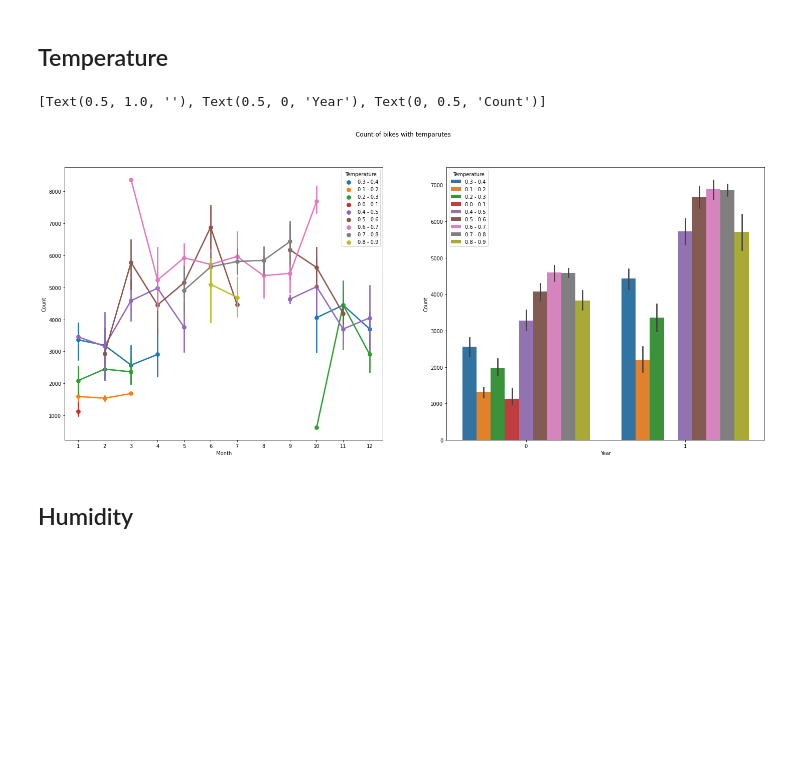
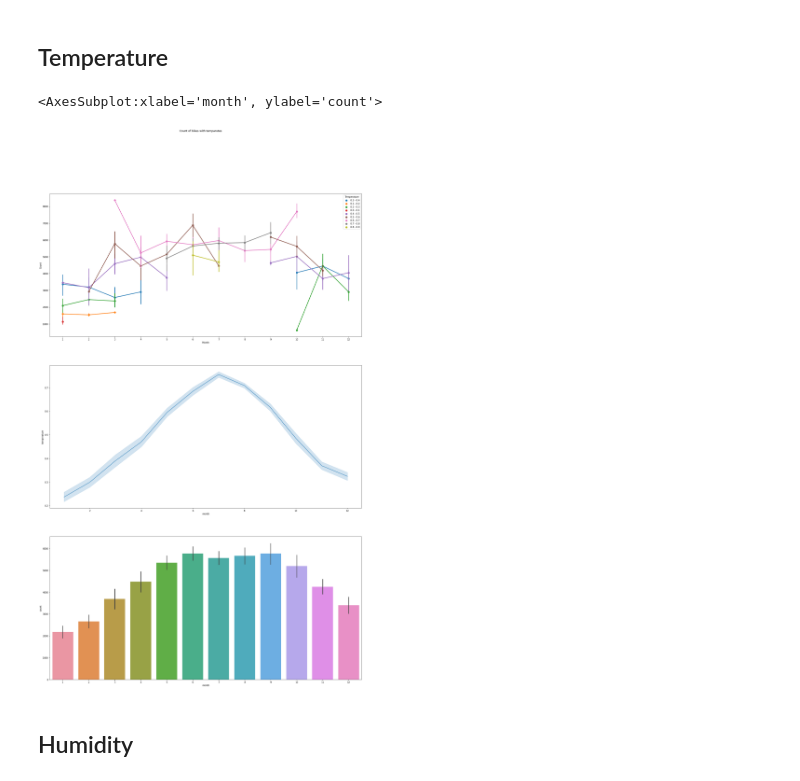
Before and after one commit to lianaling/bike-rental-forecast, a Jupyter notebook: notebooks/1.0 data-preprocessing.ipynb, the cells around one changed output. Drawn from its saved outputs; the diff is of its cells as text; code cells hidden in the pictures; blank space fills up the shorter version.

```diff
--- a/notebooks/1.0 data-preprocessing.ipynb
+++ b/notebooks/1.0 data-preprocessing.ipynb
@@ -188,8 +188,12 @@ for i in range(len(df_day_data)):
         df_day_data['wind_cat'][i] = '> 1.0'
 
 df2 = df_day_data
+# (t+8)/(47), t_min=-8, t_max=+39
+df2["New Temp"] = 0.0
+for i in range(len(df2)):
+    df2["New Temp"][i] = (df2["temperature"][i] * 47) - 8
 df_day_data = df_day_data.drop(columns=['temp_cat', 'hum_cat', 'wind_cat'])
-df2.head()
+df2.head(100)
 # %% [output]
 |  | season | year | month | holiday | weekday | weather | temperature | humidity | windspeed | casualuser | ... |
 | 0 | 1 | 0 | 1 | 0 | 6 | 2 | 0.344167 | 0.805833 | 0.160446 | 331 | ... |
@@ -199,0 +217,23 @@ df2.head()
+# %%
+figure, axes = plt.subplots(figsize = (25, 10))
+
+figure.suptitle("Count of bikes with windspeed")
+
+# sns.pointplot(data = df2, x = 'month', y = 'count', hue = 'wind_cat', ax = axes[0])
+plt.scatter(data = df_day_data, x = 'month', y = 'temperature')
+knn = 1
+cont_fraction = 0.002
+
+lof = LocalOutlierFactor(n_neighbors = knn, contamination = cont_fraction)
+
+# Fit the Model on the Data and Predict Anomalies
+lof.fit(df_day_data)
+
+# predict the anomalies
+pred = lof.fit_predict(df_day_data)
+
+df2['Anomaly'] = pd.Categorical(pred)
+
+# print(sns.countplot(x = df2['Anomaly']))
+
+print(plt.scatter(data = df2, x = 'month', y = 'temperature', c = 'Anomaly', cmap = 'viridis'))
@@ -283,20 +334,23 @@ sns.barplot(data = df_day_data, x = 'year', y = 'count', hue = 'weather', ax = a
 # %% [markdown]
 ## Temperature
 # %%
-figure, axes = plt.subplots(1, 2, figsize = (25, 10))
+figure, axes = plt.subplots(3, 1, figsize = (25, 40))
 
 figure.suptitle("Count of bikes with temparutes")
 
 sns.pointplot(data = df2, x = 'month', y = 'count', hue = 'temp_cat', ax = axes[0])
 axes[0].legend(title='Temperature')
 axes[0].set(title = '', xlabel = 'Month', ylabel = 'Count')
 
-sns.barplot(data = df2, x = 'year', y = 'count', hue = 'temp_cat', ax = axes[1])
-axes[1].legend(title='Temperature')
-axes[1].set(title = '', xlabel = 'Year', ylabel = 'Count')
+# sns.barplot(data = df2, x = 'year', y = 'count', hue = 'temp_cat', ax = axes[1])
+# axes[1].legend(title='Temperature')
+# axes[1].set(title = '', xlabel = 'Year', ylabel = 'Count')
+
+sns.lineplot(data = df2, x = 'month', y = 'temperature', ax = axes[1])
+sns.barplot(data = df2, x = 'month', y = 'count', ax = axes[2])
 # %% [output]
-[Text(0.5, 1.0, ''), Text(0.5, 0, 'Year'), Text(0, 0.5, 'Count')]
+<AxesSubplot:xlabel='month', ylabel='count'>
-[figure, old version]
+[figure, new version]
 # %% [markdown]
 ## Humidity
 # %%
```
Also changed, not shown: parts of 11 cells of this notebook.
